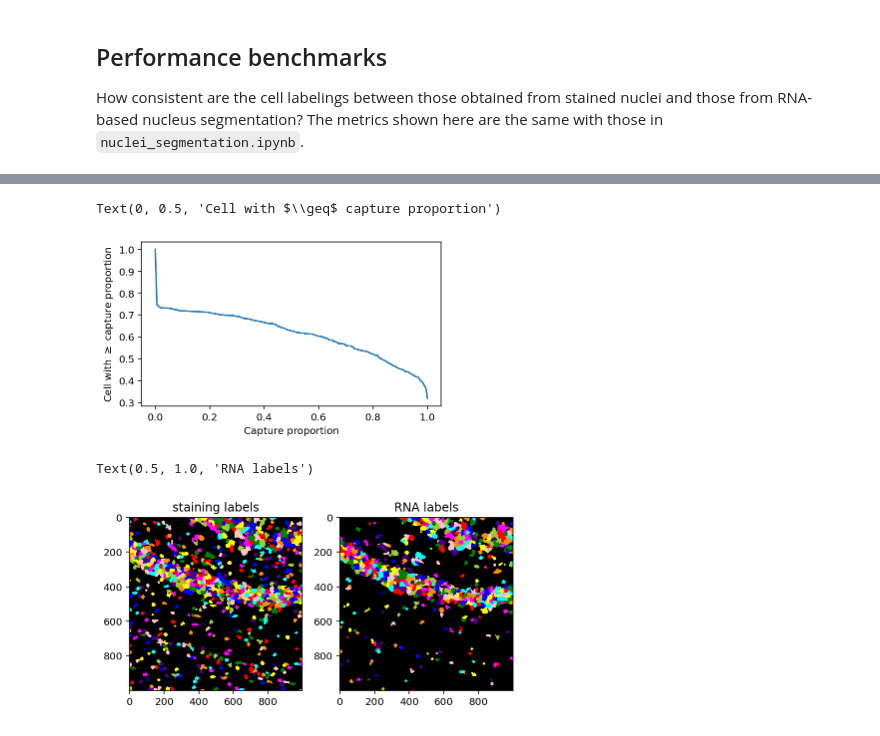
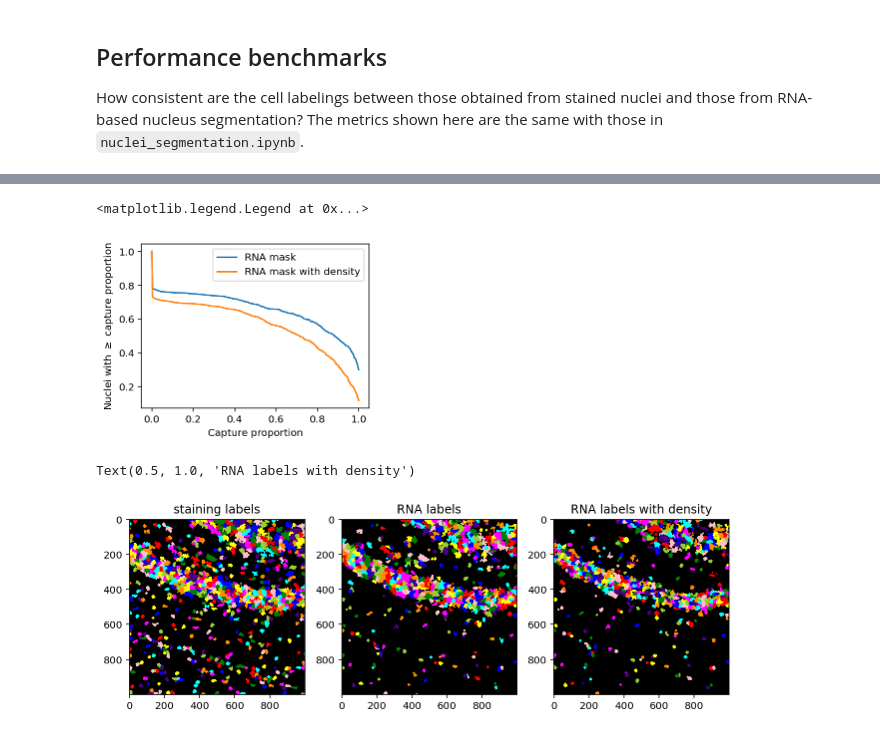
Before and after one commit to aristoteleo/spateo-notebooks, a Jupyter notebook: segmentation/cell_segmentation.ipynb, the cells around one changed output, grey strips where cells are left out. Drawn from its saved outputs; the diff is of its cells as text; code cells hidden in the pictures.

```diff
--- a/segmentation/cell_segmentation.ipynb
+++ b/segmentation/cell_segmentation.ipynb
@@ -85,10 +93,10 @@ with gzip.open('data/SS200000135IL_cell_labels.npz.gz', 'w') as f:
 # %%
 scores = st.pp.segmentation.icell.score_pixels(
     total,
-    k=21,
+    k=5,
     method='EM+BP',
     em_kwargs=dict(downsample=100000, seed=2022),
-    bp_kwargs=dict(n_threads=8, k=3, square=False, p=0.7, q=0.3),
+    bp_kwargs=dict(n_threads=8, k=3, square=False, p=2 / 3, q=1 / 3),
     certain_mask=est_nuclei_labels > 0
 )
 thresholds = skimage.filters.threshold_multiotsu(scores, classes=3)
@@ -124,0 +172,10 @@ with gzip.open('data/SS200000135TL_cell_labels.npz.gz', 'w') as f:
+# %%
+est_density_watershed = st.pp.segmentation.label.watershed(total, est_density_cell_mask, nuclei_labels, 11)
+est_density_enlarged = st.pp.segmentation.label.expand_labels(est_density_watershed, 5, 400)
+
+fig, axes = plt.subplots(ncols=2, figsize=(6, 3), tight_layout=True)
+axes[0].imshow(skimage.color.label2rgb(est_density_watershed))
+axes[0].set_title('watershed')
+
+axes[1].imshow(skimage.color.label2rgb(est_density_enlarged))
+axes[1].set_title('enlarged')
@@ -127,13 +190,17 @@ with gzip.open('data/SS200000135TL_cell_labels.npz.gz', 'w') as f:
 
 How consistent are the cell labelings between those obtained from stained nuclei and those from RNA-based nucleus segmentation? The metrics shown here are the same with those in `nuclei_segmentation.ipynb`.
 # %%
-fig, axes = plt.subplots(ncols=2, figsize=(6, 3), tight_layout=True)
+fig, axes = plt.subplots(ncols=3, figsize=(9, 3), tight_layout=True)
 enlarged_mask = enlarged > 0
 est_enlarged_mask = est_enlarged > 0
+est_density_enlarged_mask = est_density_enlarged > 0
 
 axes[0].imshow(enlarged_mask)
 axes[0].set_title('staining mask')
 
 axes[1].imshow(est_enlarged_mask)
 axes[1].set_title('RNA mask')
+
+axes[2].imshow(est_density_enlarged_mask)
+axes[2].set_title('RNA mask with density')
 # %% [output]
@@ -159,32 +246,42 @@ F1 score: 0.788
 # %%
-labels = np.unique(enlarged)[1:]
-props = []
-for label in labels:
-    label_mask = enlarged == label
-    area = label_mask.sum()
+def capture_proportions(watershed, est_mask):
+    labels = np.unique(watershed)[1:]
+    props = []
+    for label in labels:
+        label_mask = watershed == label
+        area = label_mask.sum()
 
-    intersect = label_mask & est_enlarged_mask
-    intersect_area = intersect.sum()
+        intersect = label_mask & est_mask
+        intersect_area = intersect.sum()
 
-    props.append(intersect_area / area)
+        props.append(intersect_area / area)
 
-unique, counts = np.unique(props, return_counts=True)
-fig, ax = plt.subplots(figsize=(5, 3), tight_layout=True)
-ax.plot(unique, np.cumsum(counts[::-1])[::-1] / len(props))
+    return np.unique(props, return_counts=True)
+
+fig, ax = plt.subplots(figsize=(4, 3), tight_layout=True)
+unique, counts = capture_proportions(enlarged, est_enlarged_mask)
+ax.plot(unique, np.cumsum(counts[::-1])[::-1] / counts.sum(), label='RNA mask')
 ax.set_xlabel('Capture proportion')
-ax.set_ylabel('Cell with $\geq$ capture proportion')
+ax.set_ylabel('Nuclei with $\geq$ capture proportion')
+
+unique, counts = capture_proportions(enlarged, est_density_enlarged_mask)
+ax.plot(unique, np.cumsum(counts[::-1])[::-1] / counts.sum(), label='RNA mask with density')
+ax.legend()
 # %% [output]
-Text(0, 0.5, 'Cell with $\\geq$ capture proportion')
+<matplotlib.legend.Legend at 0x...>
-[figure, old version]
+[figure, new version]
 # %%
-fig, axes = plt.subplots(ncols=2, figsize=(6, 3), tight_layout=True)
+fig, axes = plt.subplots(ncols=3, figsize=(9, 3), tight_layout=True)
 
 axes[0].imshow(skimage.color.label2rgb(enlarged))
 axes[0].set_title('staining labels')
 
 axes[1].imshow(skimage.color.label2rgb(est_enlarged))
 axes[1].set_title('RNA labels')
+
+axes[2].imshow(skimage.color.label2rgb(est_density_enlarged))
+axes[2].set_title('RNA labels with density')
 # %% [output]
-Text(0.5, 1.0, 'RNA labels')
+Text(0.5, 1.0, 'RNA labels with density')
-[figure, old version]
+[figure, new version]
 # %%
```
Also changed, not shown: parts of 14 cells of this notebook.
